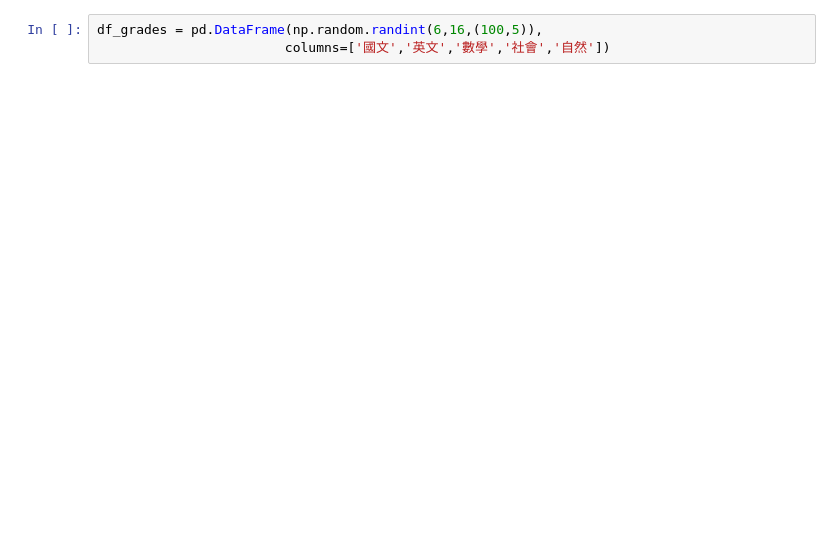
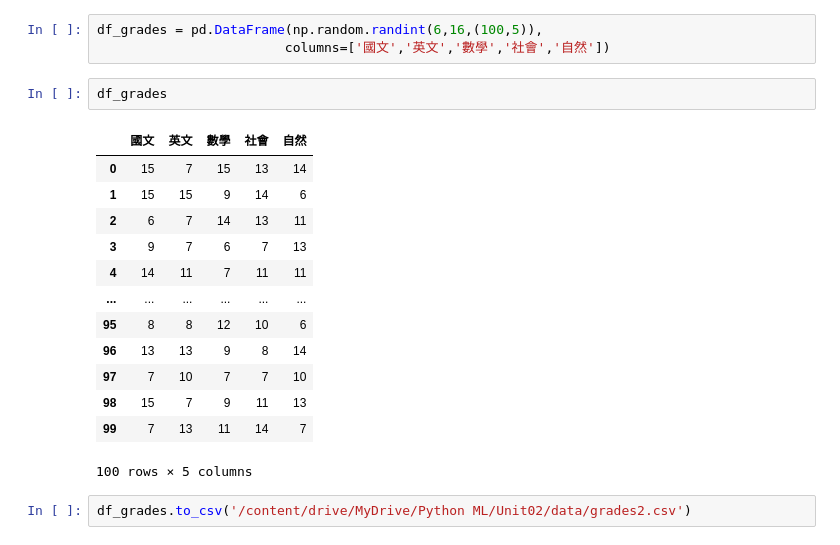
Before and after one commit to nelsonchchang/IMLP, a Jupyter notebook: Unit02/2.2.2_Pandas數據分析.ipynb, the cells around one changed output. Drawn from its saved outputs; the diff is of its cells as text; blank space fills up the shorter version.

Commit message:
data frame - 2

```diff
--- a/Unit02/2.2.2_Pandas數據分析.ipynb
+++ b/Unit02/2.2.2_Pandas數據分析.ipynb
@@ -326,3 +338,21 @@ df5
 # %%
 df_grades = pd.DataFrame(np.random.randint(6,16,(100,5)),
                         columns=['國文','英文','數學','社會','自然'])
+# %%
+df_grades
+# %% [output]
+|  | 國文 | 英文 | 數學 | 社會 | 自然 |
+| 0 | 15 | 7 | 15 | 13 | 14 |
+| 1 | 15 | 15 | 9 | 14 | 6 |
+| 2 | 6 | 7 | 14 | 13 | 11 |
+| 3 | 9 | 7 | 6 | 7 | 13 |
+| 4 | 14 | 11 | 7 | 11 | 11 |
+| ... | ... | ... | ... | ... | ... |
+| 95 | 8 | 8 | 12 | 10 | 6 |
+| 96 | 13 | 13 | 9 | 8 | 14 |
+| 97 | 7 | 10 | 7 | 7 | 10 |
+| 98 | 15 | 7 | 9 | 11 | 13 |
+| 99 | 7 | 13 | 11 | 14 | 7 |
+100 rows × 5 columns
+# %%
+df_grades.to_csv('/content/drive/MyDrive/Python ML/Unit02/data/grades2.csv')
```
Also changed, not shown: parts of 2 cells of this notebook.
